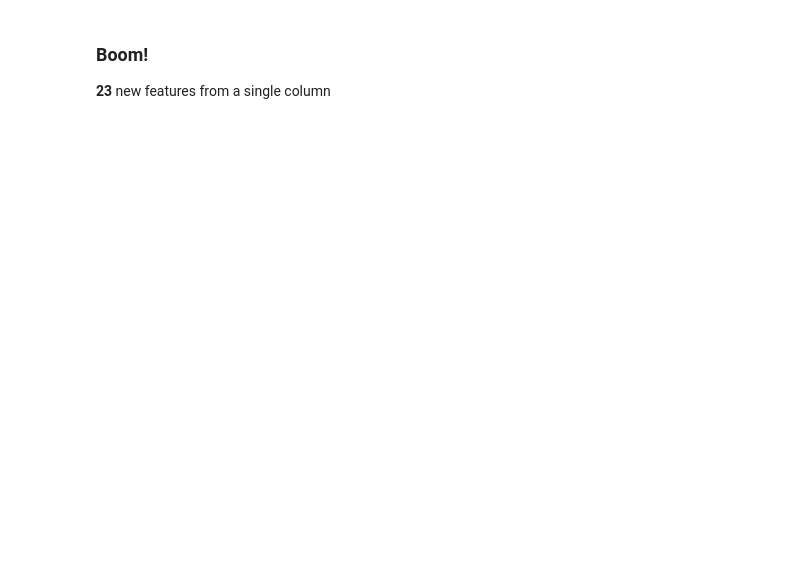
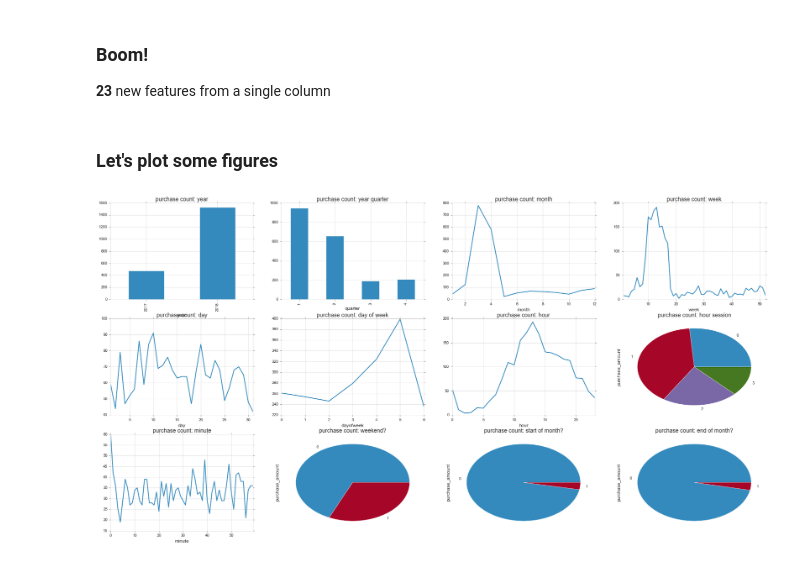
Before and after one commit to Deffro/Data-Science-Portfolio, a Jupyter notebook: Notebooks/Feature-Engineering-with-Dates.ipynb, the cells around one changed output. Saved outputs shown, nothing was run; the diff lists cells and outputs as text; code cells hidden in the pictures; blank space fills up the shorter version.

```diff
--- a/Notebooks/Feature-Engineering-with-Dates.ipynb
+++ b/Notebooks/Feature-Engineering-with-Dates.ipynb
@@ -10,6 +10,14 @@ Dates and Times are very precious features for businesses and sales. While a sin
 import numpy as np
 import pandas as pd
 import datetime
+import matplotlib.pylab as plt
+import seaborn as sns
+from itertools import cycle
+plt.style.use('bmh')
+color_pal = plt.rcParams['axes.prop_cycle'].by_key()['color']
+color_cycle = cycle(plt.rcParams['axes.prop_cycle'].by_key()['color'])
+%matplotlib inline
+sns.set_style("whitegrid")
 
 pd.set_option('display.max_columns', 500)
 pd.set_option('display.max_rows', 500)
@@ -233,3 +241,21 @@ data.head(10)
 ### Boom!
 
 **23** new features from a single column
+# %% [markdown]
+### Let's plot some figures
+# %%
+fig, ax = plt.subplots(3, 4, figsize=(30, 15))
+data.groupby('year').count()['purchase_amount'].plot(kind='bar',title='purchase count: year',ax=ax[0,0]);
+data.groupby('quarter').count()['purchase_amount'].plot(kind='bar',title='purchase count: year quarter',ax=ax[0,1]);
+data.groupby('month').count()['purchase_amount'].plot(kind='line',title='purchase count: month',ax=ax[0,2]);
+data.groupby('week').count()['purchase_amount'].plot(kind='line',title='purchase count: week',ax=ax[0,3]);
+data.groupby('day').count()['purchase_amount'].plot(kind='line',title='purchase count: day',ax=ax[1,0]);
+data.groupby('dayofweek').count()['purchase_amount'].plot(kind='line',title='purchase count: day of week',ax=ax[1,1]);
+data.groupby('hour').count()['purchase_amount'].plot(kind='line',title='purchase count: hour',ax=ax[1,2]);
+data.groupby('session').count()['purchase_amount'].plot(kind='pie',title='purchase count: hour session',ax=ax[1,3]);
+data.groupby('minute').count()['purchase_amount'].plot(kind='line',title='purchase count: minute',ax=ax[2,0]);
+data.groupby('isWeekend').count()['purchase_amount'].plot(kind='pie',title='purchase count: weekend?',ax=ax[2,1]);
+data.groupby('isMonthStart').count()['purchase_amount'].plot(kind='pie',title='purchase count: start of month?',ax=ax[2,2]);
+data.groupby('isMonthEnd').count()['purchase_amount'].plot(kind='pie',title='purchase count: end of month?',ax=ax[2,3]);
+# %% [output]
+[figure, added]
```
Also changed, not shown: parts of 1 cell of this notebook.
